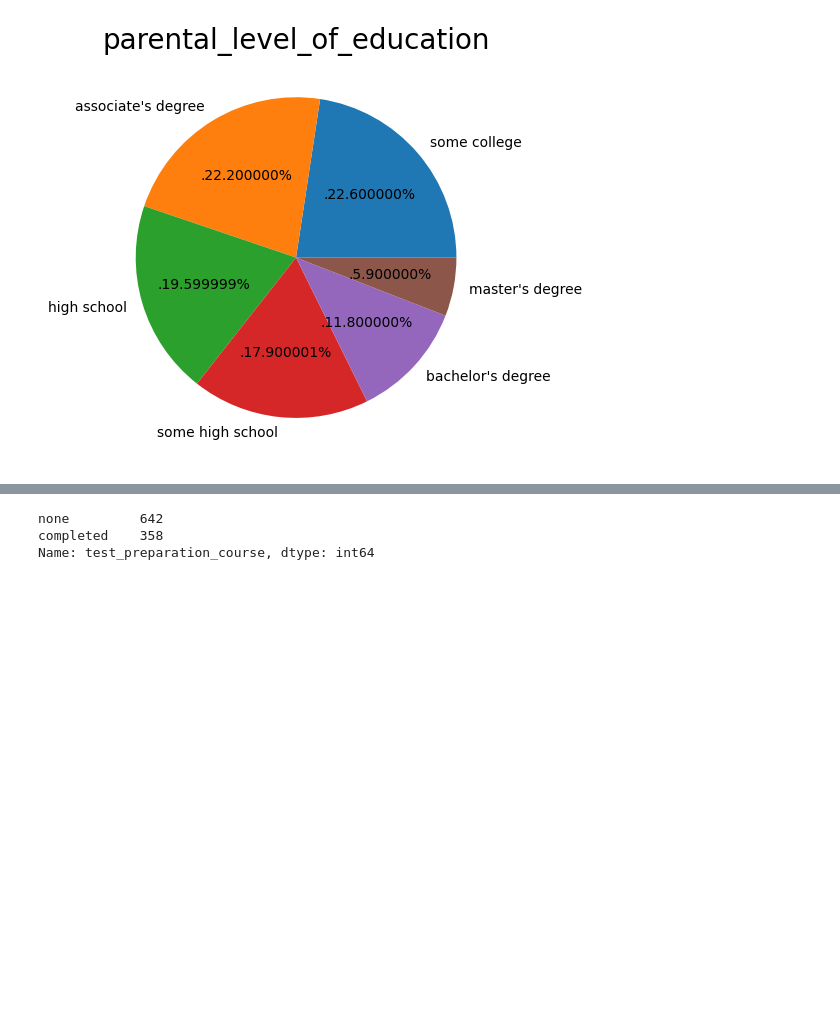
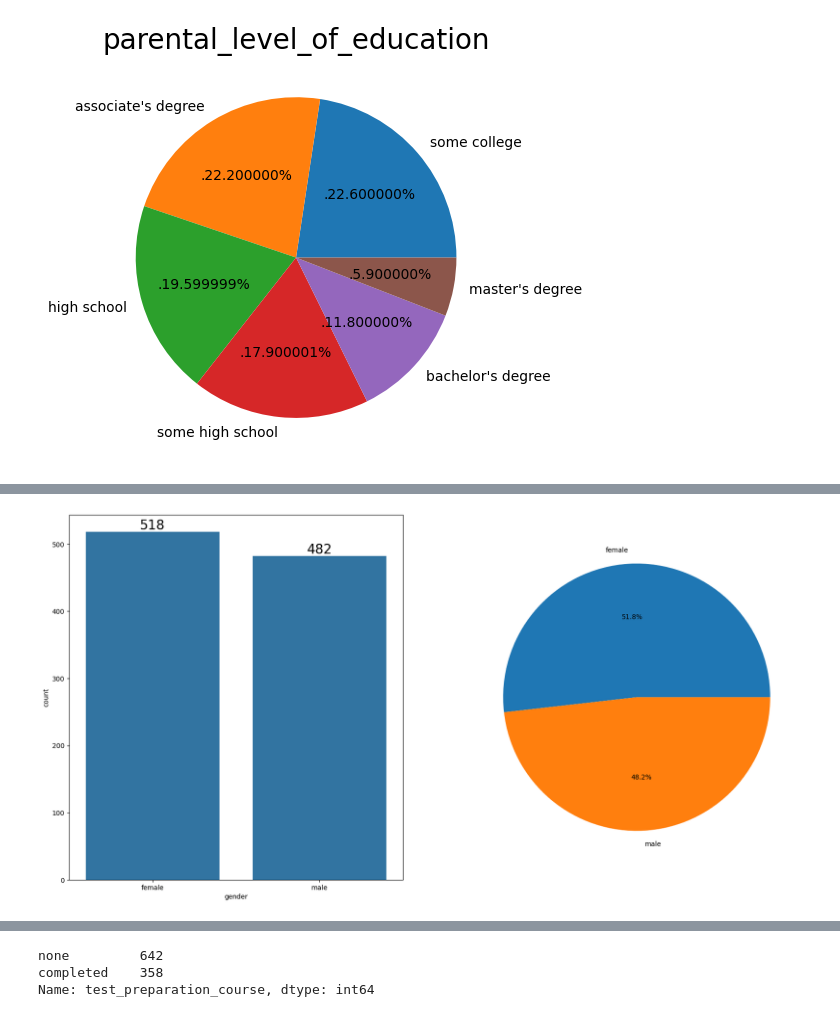
Before and after one commit to chwasiq0569/End-to-End_Student-Performance-Indicator, a Jupyter notebook: notebook/EDA_STUDENT_PERFORMANCE.ipynb, the cells around one changed output, grey strips where cells are left out. Cells and saved outputs as stored; diff of their text form; code cells hidden in the pictures; blank space fills up the shorter version.

Commit message:
Perfomred Univariate Analysis on Gender Column

```diff
--- a/notebook/EDA_STUDENT_PERFORMANCE.ipynb
+++ b/notebook/EDA_STUDENT_PERFORMANCE.ipynb
@@ -558,0 +562,10 @@ plt.axis('off')
+# %%
+f,ax=plt.subplots(1,2,figsize=(20,10))
+sns.countplot(x=data['gender'],data=data, ax=ax[0])
+for container in ax[0].containers:
+    ax[0].bar_label(container,color='black',size=20)
+
+plt.pie(x=data['gender'].value_counts(),labels=data['gender'].value_counts().index, autopct='%1.1f%%')
+plt.show()
+# %% [output]
+[figure, added]
```
Also changed, not shown: parts of 9 cells of this notebook.
